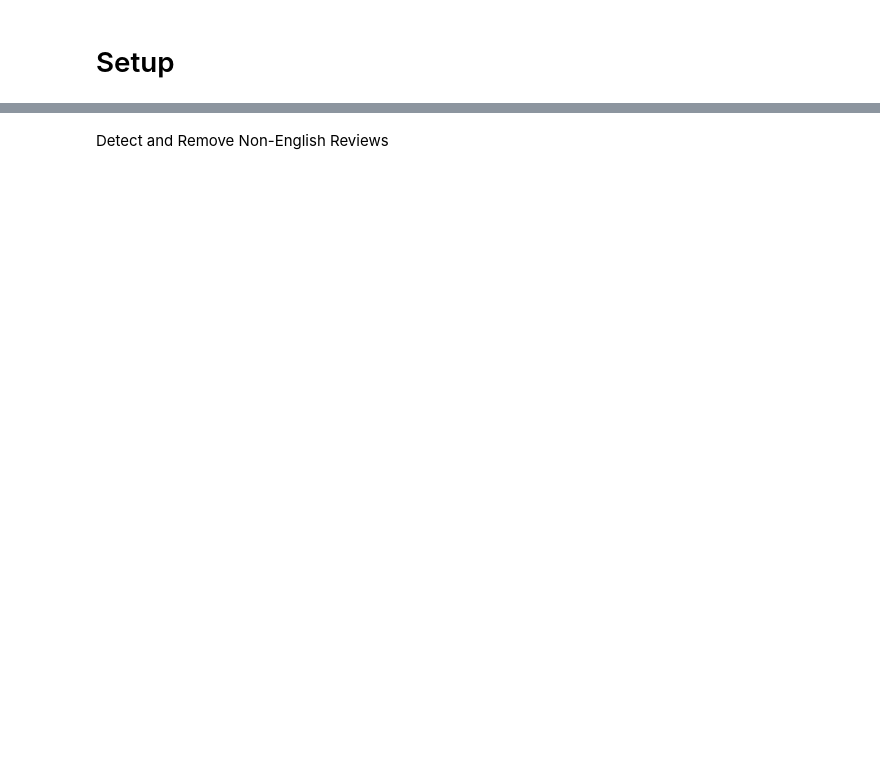
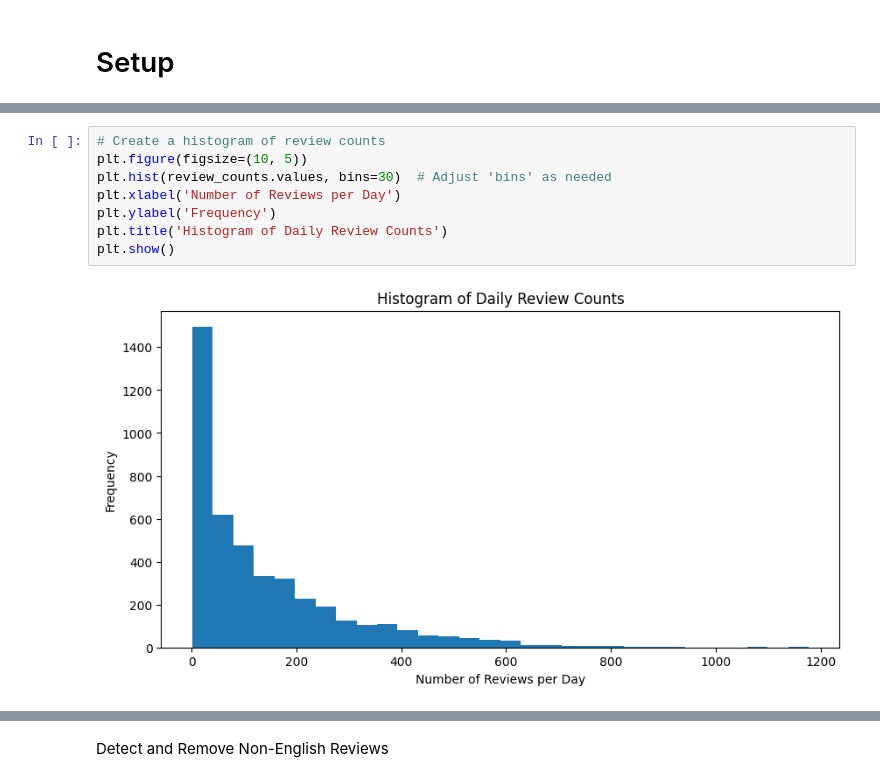
Before and after one commit to nkosanamolefe/machine-learning, a Jupyter notebook: review-sentiment-analysis/review_sentiment_analysis.ipynb, the cells around one changed output, grey strips where cells are left out. Saved outputs shown, nothing was run; the diff lists cells and outputs as text; blank space fills up the shorter version.

```diff
--- a/review-sentiment-analysis/review_sentiment_analysis.ipynb
+++ b/review-sentiment-analysis/review_sentiment_analysis.ipynb
@@ -122,0 +138,10 @@ print(df[['comments', 'cleaned_comments']].sample(5))
+# %%
+# Create a histogram of review counts
+plt.figure(figsize=(10, 5))
+plt.hist(review_counts.values, bins=30)  # Adjust 'bins' as needed
+plt.xlabel('Number of Reviews per Day')
+plt.ylabel('Frequency')
+plt.title('Histogram of Daily Review Counts')
+plt.show()
+# %% [output]
+[figure, added]
```
Also changed, not shown: parts of 53 cells of this notebook.
